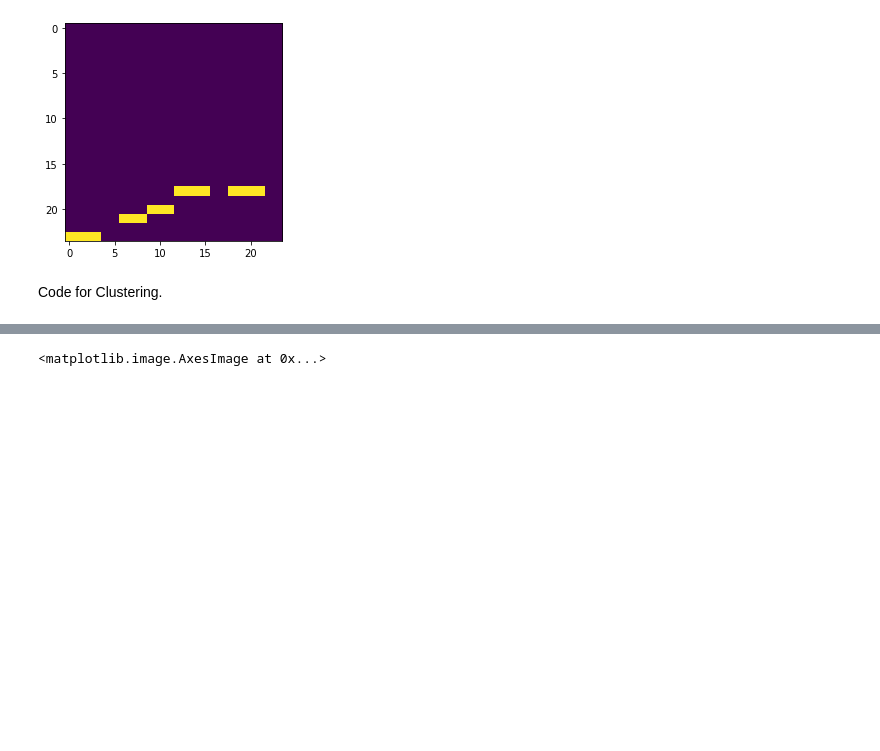
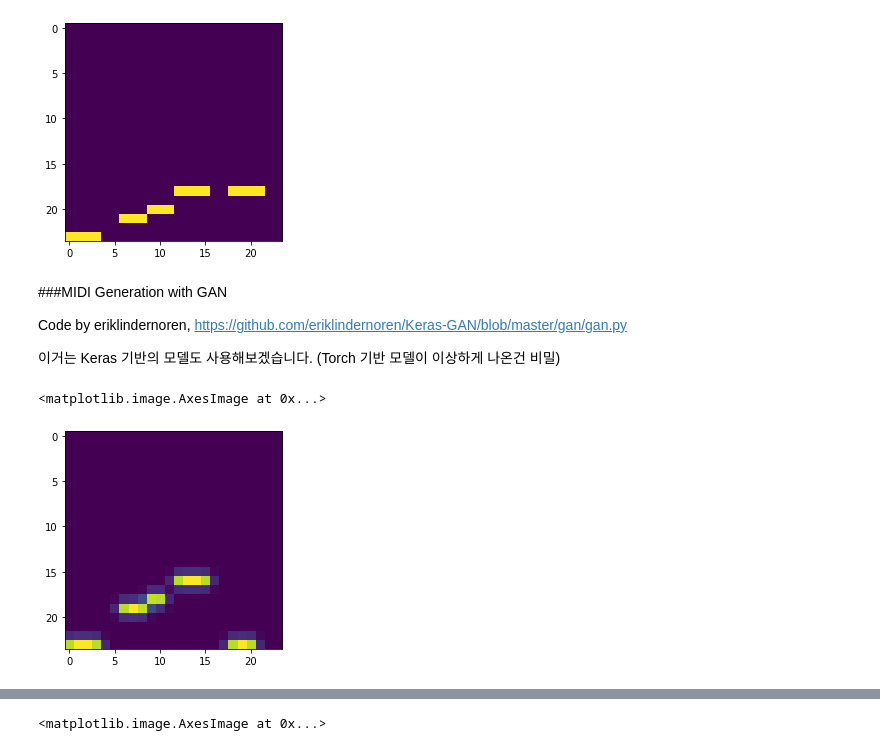
Before and after one commit to slslslrhfem/MIDIgentutorial, a Jupyter notebook: MIDI_GAN_tutorial.ipynb, the cells around one changed output, grey strips where cells are left out. Saved outputs shown, nothing was run; the diff lists cells and outputs as text; code cells hidden in the pictures; blank space fills up the shorter version.

```diff
--- a/MIDI_GAN_tutorial.ipynb
+++ b/MIDI_GAN_tutorial.ipynb
@@ -44,14 +293,14 @@ import copy
 Using TensorFlow backend.
 # %%
 def get_meta(filename):
-  with open('PPDD-Sep2018_sym_mono_small/PPDD-Sep2018_sym_mono_small/descriptor/'+filename) as json_file:
+  with open('MIDIgentutorial/PPDD-Sep2018_sym_mono_small/PPDD-Sep2018_sym_mono_small/descriptor/'+filename) as json_file:
     meta_data = json.load(json_file)
   return meta_data
 # %%
 
-csvfilenames=os.listdir('PPDD-Sep2018_sym_mono_small/PPDD-Sep2018_sym_mono_small/prime_csv')
-jsonfilenames=os.listdir('PPDD-Sep2018_sym_mono_small/PPDD-Sep2018_sym_mono_small/descriptor')
-midifilenames=os.listdir('PPDD-Sep2018_sym_mono_small/PPDD-Sep2018_sym_mono_small/prime_midi')
+csvfilenames=os.listdir('MIDIgentutorial/PPDD-Sep2018_sym_mono_small/PPDD-Sep2018_sym_mono_small/prime_csv')
+jsonfilenames=os.listdir('MIDIgentutorial/PPDD-Sep2018_sym_mono_small/PPDD-Sep2018_sym_mono_small/descriptor')
+midifilenames=os.listdir('MIDIgentutorial/PPDD-Sep2018_sym_mono_small/PPDD-Sep2018_sym_mono_small/prime_midi')
 
 midifilenames=sorted(midifilenames)
 csvfilenames=sorted(csvfilenames)
@@ -231,5 +476,25 @@ plt.imshow(np.array(bar_matrix_list3[30][1]),cmap='viridis')
 # %% [output]
 <matplotlib.image.AxesImage at 0x...>
 [figure]
-# %% [markdown]
-Code for Clustering.
+# %% [markdown]
+###MIDI Generation with GAN
+
+Code by eriklindernoren,
+https://github.com/eriklindernoren/Keras-GAN/blob/master/gan/gan.py
+
+이거는 Keras 기반의 모델도 사용해보겠습니다. (Torch 기반 모델이 이상하게 나온건 비밀)
+# %%
+from sklearn import preprocessing
+le = preprocessing.LabelEncoder()
+trainX=[]
+for i,songs in enumerate(bar_matrix_list3):
+  for matrix in songs:
+    matrix=matrix.reshape(24,24)
+    matrix=sp.ndimage.filters.gaussian_filter(matrix, [0.5,0.5], mode='constant') #bluring for well training.
+    trainX.append(matrix)
+trainX=np.array(trainX)
+# %%
+plt.imshow(trainX[0])
+# %% [output]
+<matplotlib.image.AxesImage at 0x...>
+[figure, added]
```
Also changed, not shown: parts of 53 cells of this notebook, 28 other files.
